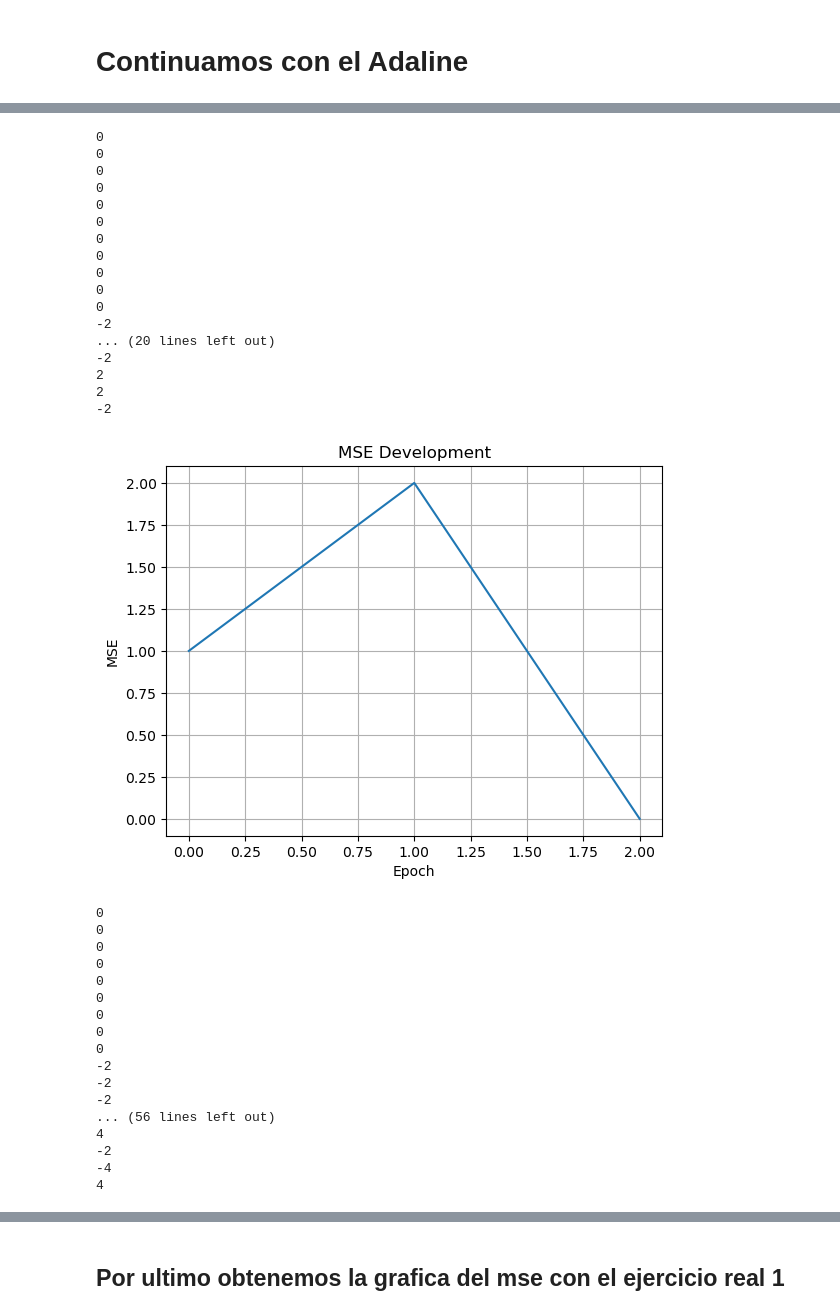
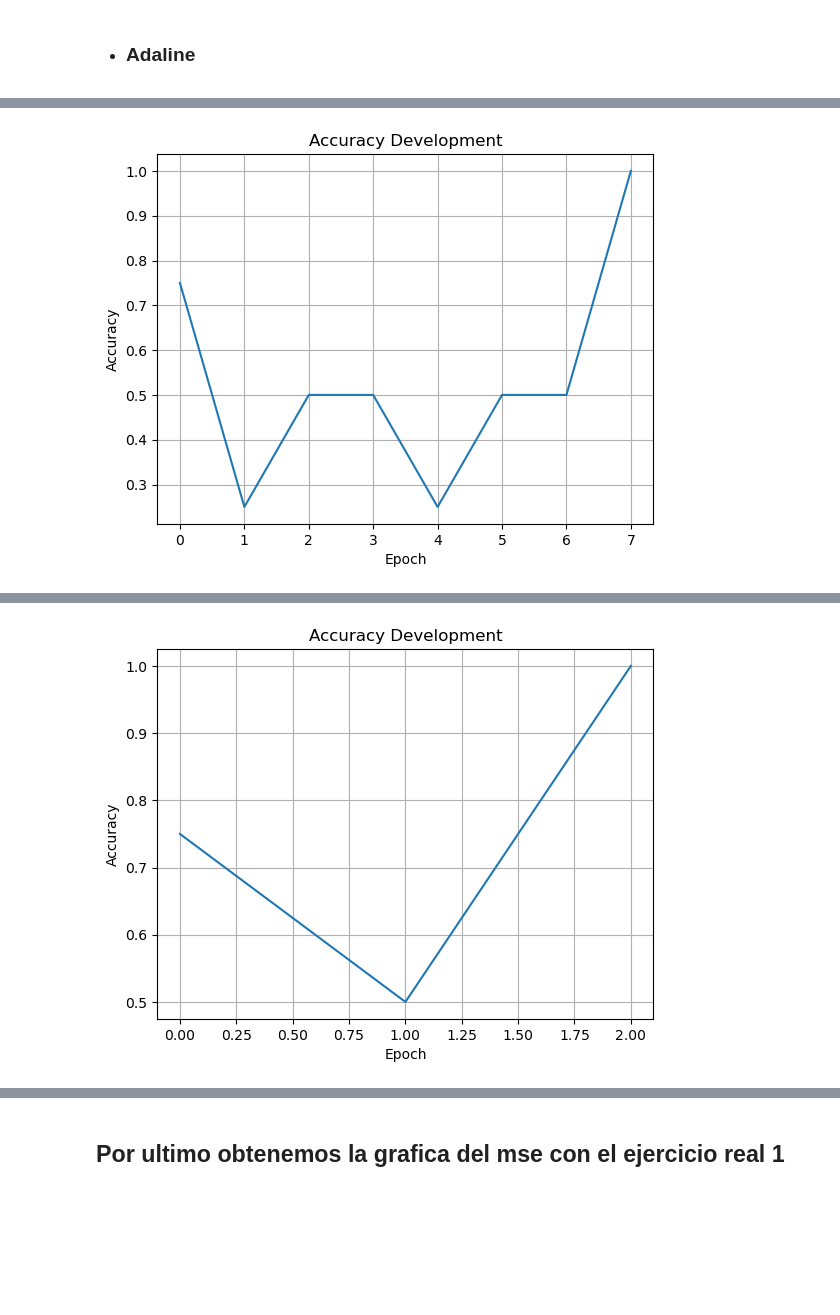
Before and after one commit to N1QU1/Neuro, a Jupyter notebook: Practica1/src/eje3/eje3.ipynb, the cells around one changed output, grey strips where cells are left out. Saved outputs shown, nothing was run; the diff lists cells and outputs as text; code cells hidden in the pictures; blank space fills up the shorter version.

```diff
--- a/Practica1/src/eje3/eje3.ipynb
+++ b/Practica1/src/eje3/eje3.ipynb
@@ -7,7 +9,11 @@ import classes_neuro as cn
 # %%
 texts = ["and.txt","or.txt","nand.txt"]
+threshold = 0.2
 for txt in texts:
-    attributes,classes=l.read2(txt)
-    mse_list = pa.train_perceptron(attributes, classes, 1, 0.2, 50)
+    inputs,expected_outputs=l.read2(f"../texts/" + txt)
+    network, input_layer, output_layer = pa.init_monolayer_nn(len(inputs[0]), len(expected_outputs[0]), "perceptron", 1,
+                                                           threshold)
+    mse_list,accuracies = pa.train_perceptron(network, input_layer, output_layer,inputs, expected_outputs, 1000)
     cn.plot_list(mse_list,"Epoch","MSE","MSE Development")
+    cn.plot_list(accuracies,"Epoch","Accuracy","Accuracy Development")
 # %% [output]
@@ -17,9 +26,13 @@ for txt in texts:
 # %% [markdown]
-# Continuamos con el Adaline
+- ### Adaline
 # %%
 texts = ["and.txt","or.txt","nand.txt"]
 for txt in texts:
-    attributes,classes=l.read2(txt)
-    mse_list = pa.train_adaline(attributes ,classes ,1 , 0.2 , 30)
+    inputs,expected_outputs=l.read2(f"../texts/" + txt)
+    threshold = 0.2
+    network, input_layer, output_layer = pa.init_monolayer_nn(len(inputs[0]), len(expected_outputs[0]), "adaline", 1,
+                                                           threshold)
+    mse_list,accuracies = pa.train_adaline(network, input_layer, output_layer,inputs, expected_outputs,threshold, 1000)
     cn.plot_list(mse_list,"Epoch","MSE","MSE Development")
+    cn.plot_list(accuracies,"Epoch","Accuracy","Accuracy Development")
 # %% [output]
@@ -44,35 +40 @@ for txt in texts:
-0
-0
-0
-0
-0
-0
-0
-0
-0
-0
-0
--2
-... (20 lines left out)
--2
-2
-2
--2
-[figure, old version]
+[figure, new version]
-0
-0
-0
-0
-0
-0
-0
-0
-0
--2
--2
--2
-... (56 lines left out)
-4
--2
--4
-4
@@ -79,0 +42 @@ for txt in texts:
+[figure, added]
```
Also changed, not shown: parts of 6 cells of this notebook, 18 other files.
